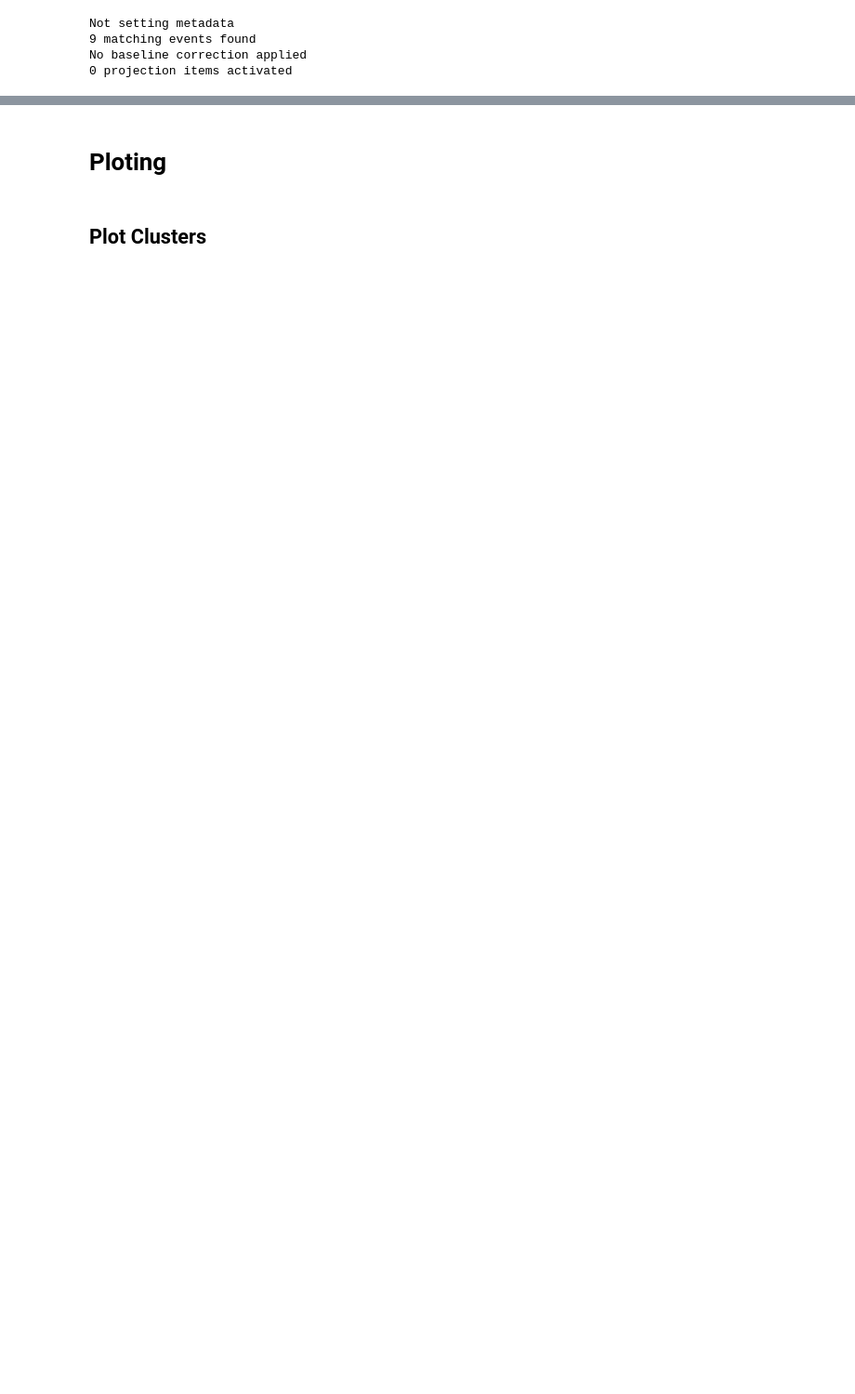
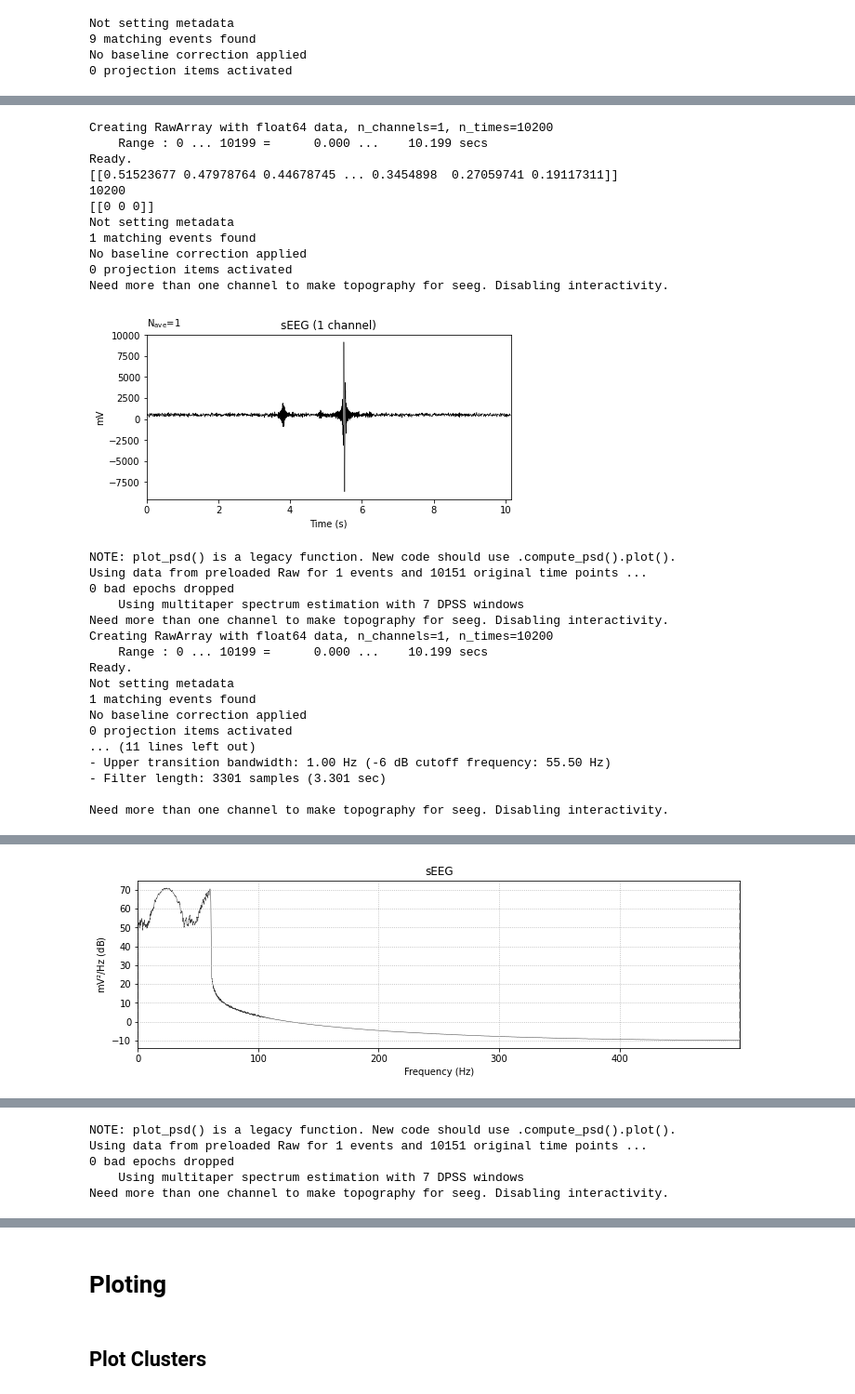
Before and after one commit to lhrkkk/LFP, a Jupyter notebook: all.ipynb, the cells around one changed output, grey strips where cells are left out. Shown at 93% size. Cells and saved outputs as stored; diff of their text form; code cells hidden in the pictures; blank space fills up the shorter version.

```diff
--- a/all.ipynb
+++ b/all.ipynb
@@ -540,0 +812,8 @@ Using data from preloaded Raw for 9 events and 2001 original time points ...
+# %%
+#@title (bandpass filter) {display-mode: "form"}
+# bandpass filter
+fmin=0
+fmax=60
+raw.filter(fmin, fmax, n_jobs=None,  # use more jobs to speed up.
+               l_trans_bandwidth=1,  # make sure filter params are the same
+               h_trans_bandwidth=1)  # in each band and skip "auto" option.
@@ -540,0 +900,59 @@ Using data from preloaded Raw for 9 events and 2001 original time points ...
+# %%
+def make_seg_epochs(seg):
+    data2=[seg.copy()]
+    raw = RawArray(data2, info)
+    # print(raw.get_data())
+    n_epochs=1
+    n_times=len(seg)
+    # print(n_times)
+    events = np.zeros((n_epochs, 3), dtype=int)
+    events[:, 0] = 0
+    # print(events)
+    epochs = Epochs(raw, events, tmin=0, tmax=(n_times-50) / sfreq,
+                    # reject=dict(seeg=4000),
+                    baseline=None)
+    # print(epochs.get_data())
+    fmin=45
+    fmax=55
+    raw.filter(fmin, fmax, n_jobs=None,  # use more jobs to speed up.
+                l_trans_bandwidth=1,  # make sure filter params are the same
+                h_trans_bandwidth=1)  # in each band and skip "auto" option.
+
+    epochs.average().plot()
+    epochs.plot_psd()
+    return raw.get_data()[0]
+seg_psd(data[0])
+d=data[0].copy()
+d=make_seg_epochs(d)
+# print(d)
+seg_psd(d)
+# %% [output]
+Creating RawArray with float64 data, n_channels=1, n_times=10200
+    Range : 0 ... 10199 =      0.000 ...    10.199 secs
+Ready.
+[[0.51523677 0.47978764 0.44678745 ... 0.3454898  0.27059741 0.19117311]]
+10200
+[[0 0 0]]
+Not setting metadata
+1 matching events found
+No baseline correction applied
+0 projection items activated
+Need more than one channel to make topography for seeg. Disabling interactivity.
+[figure, added]
+NOTE: plot_psd() is a legacy function. New code should use .compute_psd().plot().
+Using data from preloaded Raw for 1 events and 10151 original time points ...
+0 bad epochs dropped
+    Using multitaper spectrum estimation with 7 DPSS windows
+Need more than one channel to make topography for seeg. Disabling interactivity.
+Creating RawArray with float64 data, n_channels=1, n_times=10200
+    Range : 0 ... 10199 =      0.000 ...    10.199 secs
+Ready.
+Not setting metadata
+1 matching events found
+No baseline correction applied
+0 projection items activated
+... (11 lines left out)
+- Upper transition bandwidth: 1.00 Hz (-6 dB cutoff frequency: 55.50 Hz)
+- Filter length: 3301 samples (3.301 sec)
+
+Need more than one channel to make topography for seeg. Disabling interactivity.
@@ -540,0 +962 @@ Using data from preloaded Raw for 9 events and 2001 original time points ...
+[figure, added]
@@ -540,0 +983,5 @@ Using data from preloaded Raw for 9 events and 2001 original time points ...
+NOTE: plot_psd() is a legacy function. New code should use .compute_psd().plot().
+Using data from preloaded Raw for 1 events and 10151 original time points ...
+0 bad epochs dropped
+    Using multitaper spectrum estimation with 7 DPSS windows
+Need more than one channel to make topography for seeg. Disabling interactivity.
```
Also changed, not shown: parts of 41 cells of this notebook.
